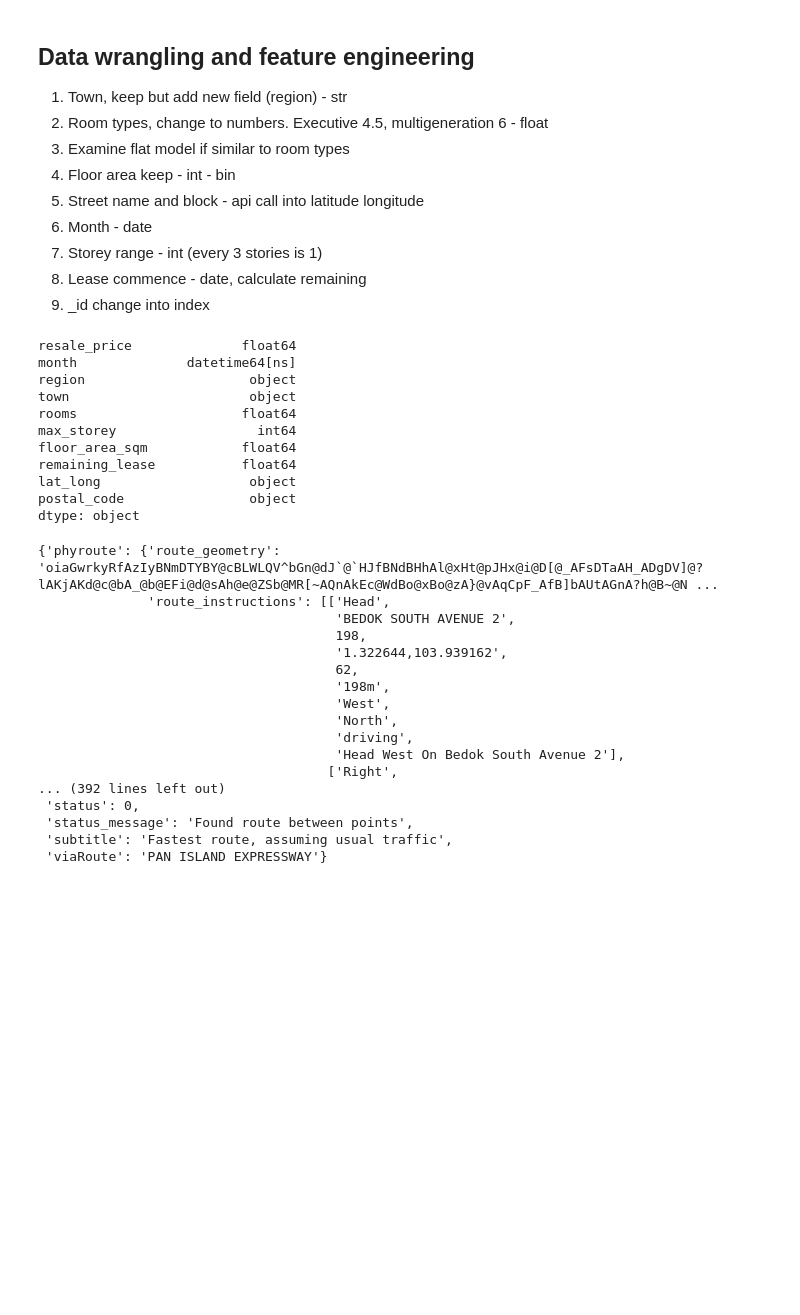
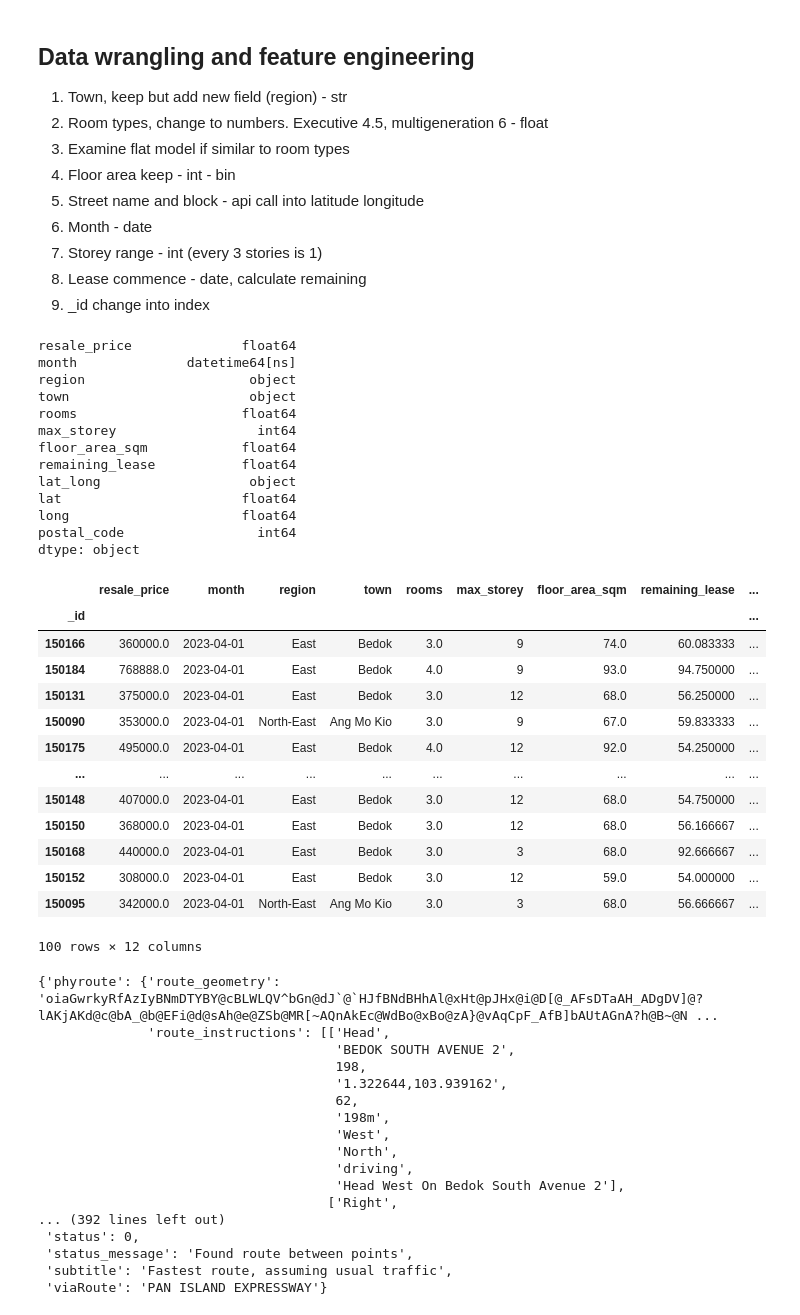
Before and after one commit to sienlonglim/ml_webapp, a Jupyter notebook: data_wrangling.ipynb, the cells around one changed output. Cells and saved outputs as stored; diff of their text form; code cells hidden in the pictures; blank space fills up the shorter version.

Commit message:
latitude and longitude in float format

```diff
--- a/data_wrangling.ipynb
+++ b/data_wrangling.ipynb
@@ -215,12 +215,16 @@ def clean_df(df):
     try:
         df['postal_code'] = df['position'].apply(lambda x: x.split()[1]).astype('int')
         df['lat_long'] = df['position'].apply(lambda x: x.split()[0])
+        # I need another split here to get floats
+        df['lat'] = df['lat_long'].apply(lambda x: float(x.split(',')[0]))
+        df['long'] = df['lat_long'].apply(lambda x: float(x.split(',')[1]))
+
     except Exception as err:
         print(f'Error splitting postal_code from lat_long: {err}')
     else:
         # Reorder columns
         df = df[['resale_price', 'month', 'region', 'town', 'rooms', 'max_storey', 'floor_area_sqm', 'remaining_lease',
-                'lat_long', 'postal_code']]
+                'lat_long', 'lat', 'long', 'postal_code']]
                 # Unused columns - 'block', 'street_name', 'original_street_name', 'lease_commence_date', 'flat_model', 'storey_range', 'flat_type'
     return df
 # %%
@@ -236,7 +240,25 @@ max_storey                  int64
 floor_area_sqm            float64
 remaining_lease           float64
 lat_long                   object
-postal_code                object
+lat                       float64
+long                      float64
+postal_code                 int64
 dtype: object
 # %%
-df.to_csv('check.csv')
+# df.to_csv('check.csv')
+df
+# %% [output]
+|  | resale_price | month | region | town | rooms | max_storey | floor_area_sqm | remaining_lease | ... |
+| _id |  |  |  |  |  |  |  |  | ... |
+| 150166 | 360000.0 | 2023-04-01 | East | Bedok | 3.0 | 9 | 74.0 | 60.083333 | ... |
+| 150184 | 768888.0 | 2023-04-01 | East | Bedok | 4.0 | 9 | 93.0 | 94.750000 | ... |
+| 150131 | 375000.0 | 2023-04-01 | East | Bedok | 3.0 | 12 | 68.0 | 56.250000 | ... |
+| 150090 | 353000.0 | 2023-04-01 | North-East | Ang Mo Kio | 3.0 | 9 | 67.0 | 59.833333 | ... |
+| 150175 | 495000.0 | 2023-04-01 | East | Bedok | 4.0 | 12 | 92.0 | 54.250000 | ... |
+| ... | ... | ... | ... | ... | ... | ... | ... | ... | ... |
+| 150148 | 407000.0 | 2023-04-01 | East | Bedok | 3.0 | 12 | 68.0 | 54.750000 | ... |
+| 150150 | 368000.0 | 2023-04-01 | East | Bedok | 3.0 | 12 | 68.0 | 56.166667 | ... |
+| 150168 | 440000.0 | 2023-04-01 | East | Bedok | 3.0 | 3 | 68.0 | 92.666667 | ... |
+| 150152 | 308000.0 | 2023-04-01 | East | Bedok | 3.0 | 12 | 59.0 | 54.000000 | ... |
+| 150095 | 342000.0 | 2023-04-01 | North-East | Ang Mo Kio | 3.0 | 3 | 68.0 | 56.666667 | ... |
+100 rows × 12 columns
```
Also changed, not shown: parts of 4 cells of this notebook, 1 other file.
